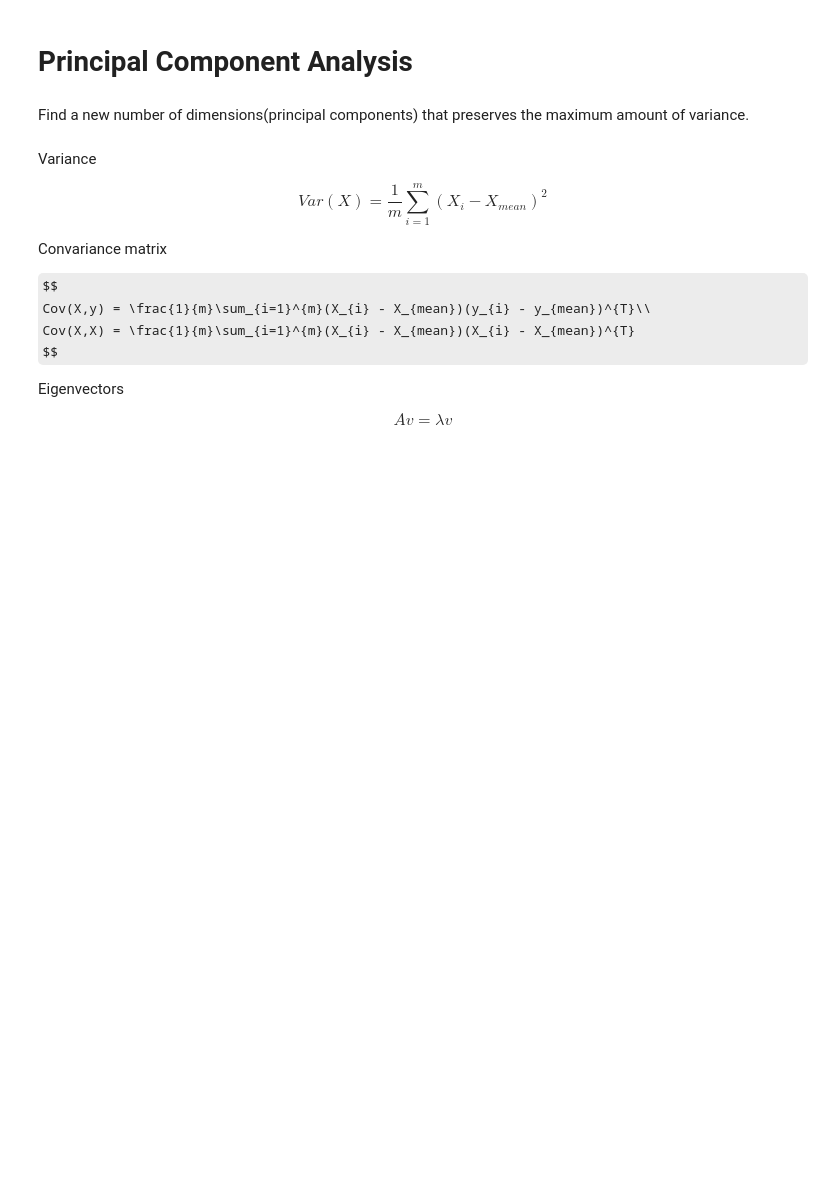
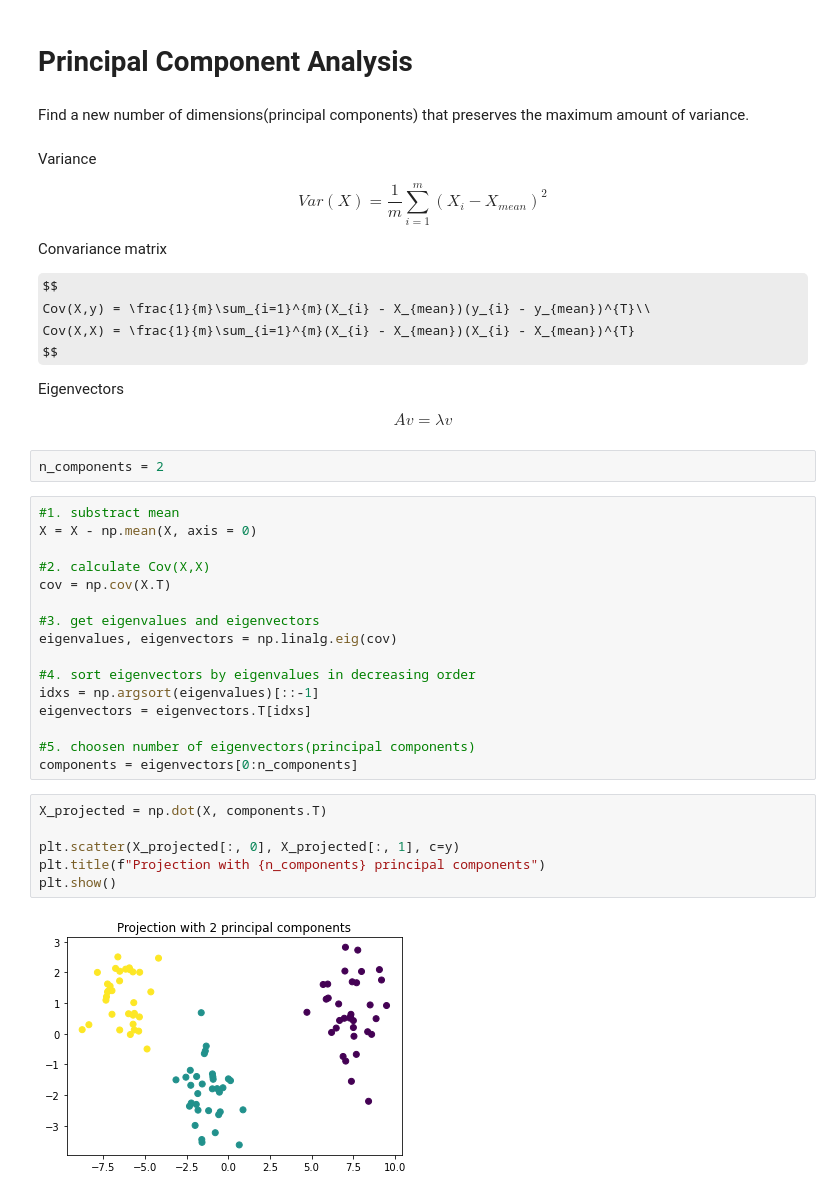
Before and after one commit to szelesaron/ml-from-scratch, a Jupyter notebook: 7-PCA.ipynb, the cells around one changed output. Cells and saved outputs as stored; diff of their text form; some formulas as TeX source; blank space fills up the shorter version.

```diff
--- a/7-PCA.ipynb
+++ b/7-PCA.ipynb
@@ -36,3 +35,29 @@ Eigenvectors
 $$
 Av = \lambda v
 $$
+# %%
+n_components = 2
+# %%
+#1. substract mean
+X = X - np.mean(X, axis = 0)
+
+#2. calculate Cov(X,X)
+cov = np.cov(X.T)
+
+#3. get eigenvalues and eigenvectors
+eigenvalues, eigenvectors = np.linalg.eig(cov)
+
+#4. sort eigenvectors by eigenvalues in decreasing order
+idxs = np.argsort(eigenvalues)[::-1]
+eigenvectors = eigenvectors.T[idxs]
+
+#5. choosen number of eigenvectors(principal components)
+components = eigenvectors[0:n_components]
+# %%
+X_projected = np.dot(X, components.T)
+
+plt.scatter(X_projected[:, 0], X_projected[:, 1], c=y)
+plt.title(f"Projection with {n_components} principal components")
+plt.show()
+# %% [output]
+[figure, added]
```
Also changed, not shown: parts of 1 cell of this notebook.
